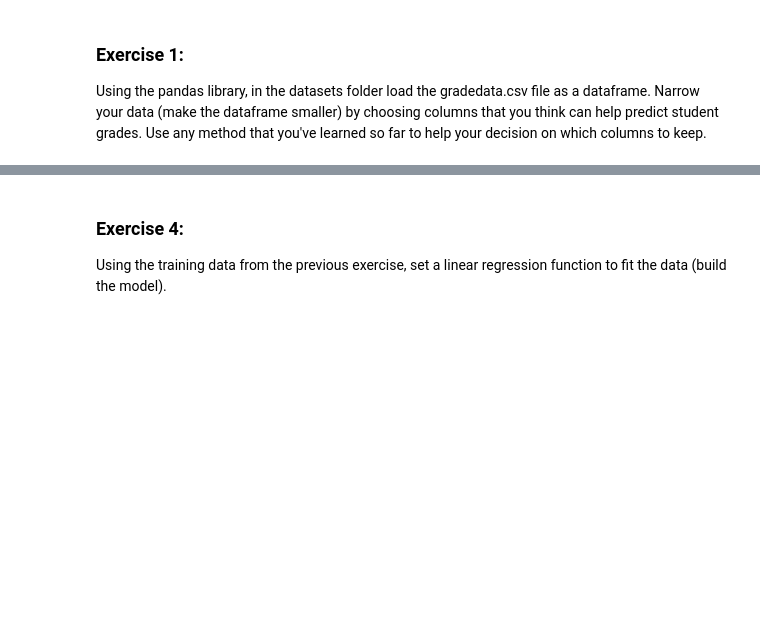
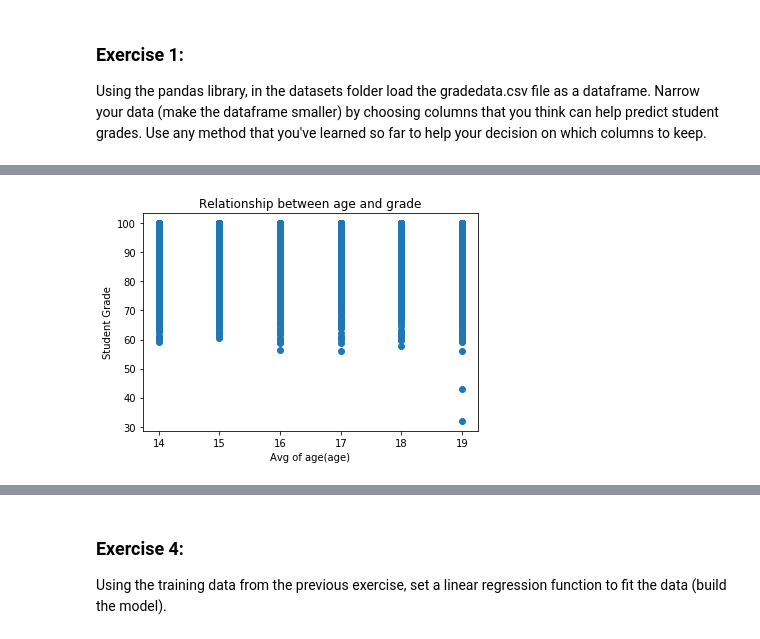
Before and after one commit to ekudawoo/Essi-space, a Jupyter notebook: Mod7Exercises.ipynb, the cells around one changed output, grey strips where cells are left out. Drawn from its saved outputs; the diff is of its cells as text; code cells hidden in the pictures; blank space fills up the shorter version.

```diff
--- a/Mod7Exercises.ipynb
+++ b/Mod7Exercises.ipynb
@@ -40,0 +38,3 @@ Using the cleaned dataframe in the exercise above, use the sklearn library to sp
+# %%
+df1=df.drop(['fname', 'lname', 'gender','address'],axis=1)
+df1.head()
@@ -40,0 +48,9 @@ Using the cleaned dataframe in the exercise above, use the sklearn library to sp
+# %%
+#relationship between age & grade
+plt.scatter(df1['age'],df1['grade'])
+plt.xlabel("Avg of age(age)")
+plt.ylabel("Student Grade")
+plt.title("Relationship between age and grade")
+plt.show()
+# %% [output]
+[figure, added]
```
Also changed, not shown: parts of 33 cells of this notebook.
